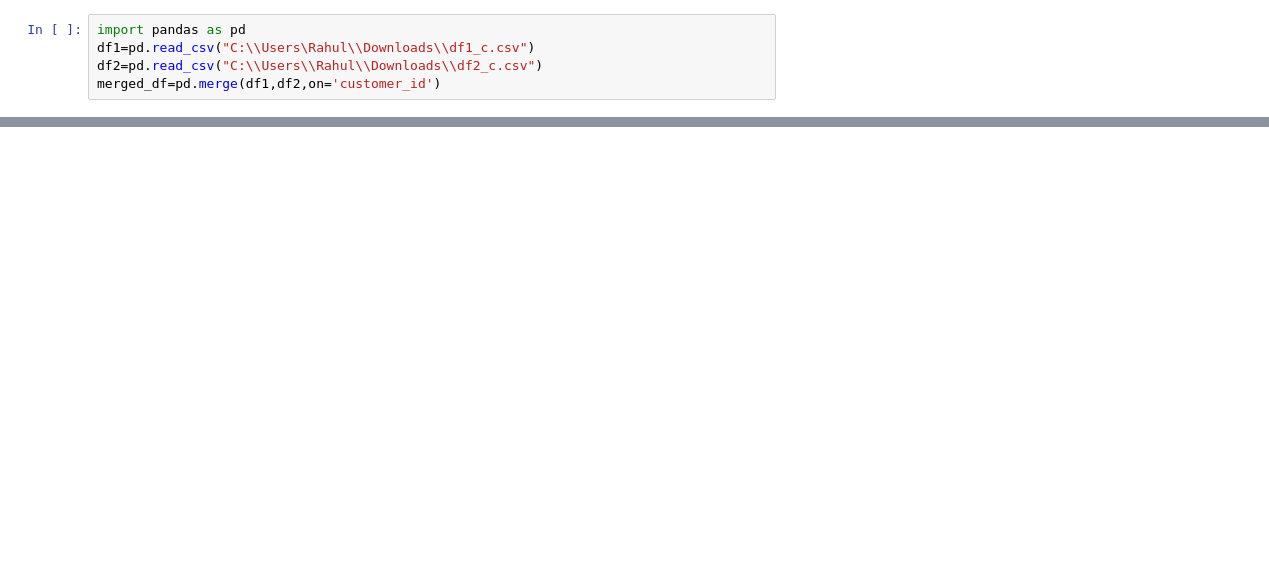
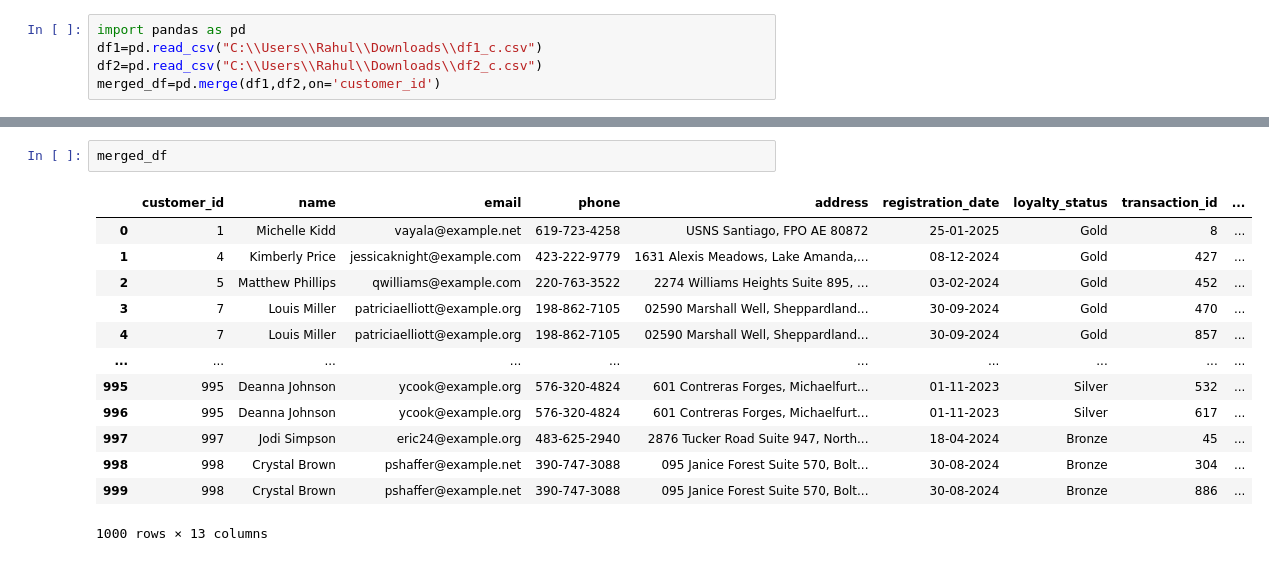
Before and after one commit to kandukuri-rahul/pipelines_building, a Jupyter notebook: practice.ipynb, the cells around one changed output, grey strips where cells are left out. Drawn from its saved outputs; the diff is of its cells as text; blank space fills up the shorter version.

```diff
--- a/practice.ipynb
+++ b/practice.ipynb
@@ -1,5 +1,5 @@
 # %%
 import pandas as pd
-df1=pd.read_csv("C:\\Users\Rahul\\Downloads\\df1_c.csv")
+df1=pd.read_csv("C:\\Users\\Rahul\\Downloads\\df1_c.csv")
 df2=pd.read_csv("C:\\Users\\Rahul\\Downloads\\df2_c.csv")
 merged_df=pd.merge(df1,df2,on='customer_id')
@@ -50,0 +6,16 @@ cleaned_data
+# %%
+merged_df
+# %% [output]
+|  | customer_id | name | email | phone | address | registration_date | loyalty_status | transaction_id | ... |
+| 0 | 1 | Michelle Kidd | vayala@example.net | 619-723-4258 | USNS Santiago, FPO AE 80872 | 25-01-2025 | Gold | 8 | ... |
+| 1 | 4 | Kimberly Price | jessicaknight@example.com | 423-222-9779 | 1631 Alexis Meadows, Lake Amanda,... | 08-12-2024 | Gold | 427 | ... |
+| 2 | 5 | Matthew Phillips | qwilliams@example.com | 220-763-3522 | 2274 Williams Heights Suite 895, ... | 03-02-2024 | Gold | 452 | ... |
+| 3 | 7 | Louis Miller | patriciaelliott@example.org | 198-862-7105 | 02590 Marshall Well, Sheppardland... | 30-09-2024 | Gold | 470 | ... |
+| 4 | 7 | Louis Miller | patriciaelliott@example.org | 198-862-7105 | 02590 Marshall Well, Sheppardland... | 30-09-2024 | Gold | 857 | ... |
+| ... | ... | ... | ... | ... | ... | ... | ... | ... | ... |
+| 995 | 995 | Deanna Johnson | ycook@example.org | 576-320-4824 | 601 Contreras Forges, Michaelfurt... | 01-11-2023 | Silver | 532 | ... |
+| 996 | 995 | Deanna Johnson | ycook@example.org | 576-320-4824 | 601 Contreras Forges, Michaelfurt... | 01-11-2023 | Silver | 617 | ... |
+| 997 | 997 | Jodi Simpson | eric24@example.org | 483-625-2940 | 2876 Tucker Road Suite 947, North... | 18-04-2024 | Bronze | 45 | ... |
+| 998 | 998 | Crystal Brown | pshaffer@example.net | 390-747-3088 | 095 Janice Forest Suite 570, Bolt... | 30-08-2024 | Bronze | 304 | ... |
+| 999 | 998 | Crystal Brown | pshaffer@example.net | 390-747-3088 | 095 Janice Forest Suite 570, Bolt... | 30-08-2024 | Bronze | 886 | ... |
+1000 rows × 13 columns
```
Also changed, not shown: parts of 10 cells of this notebook.
